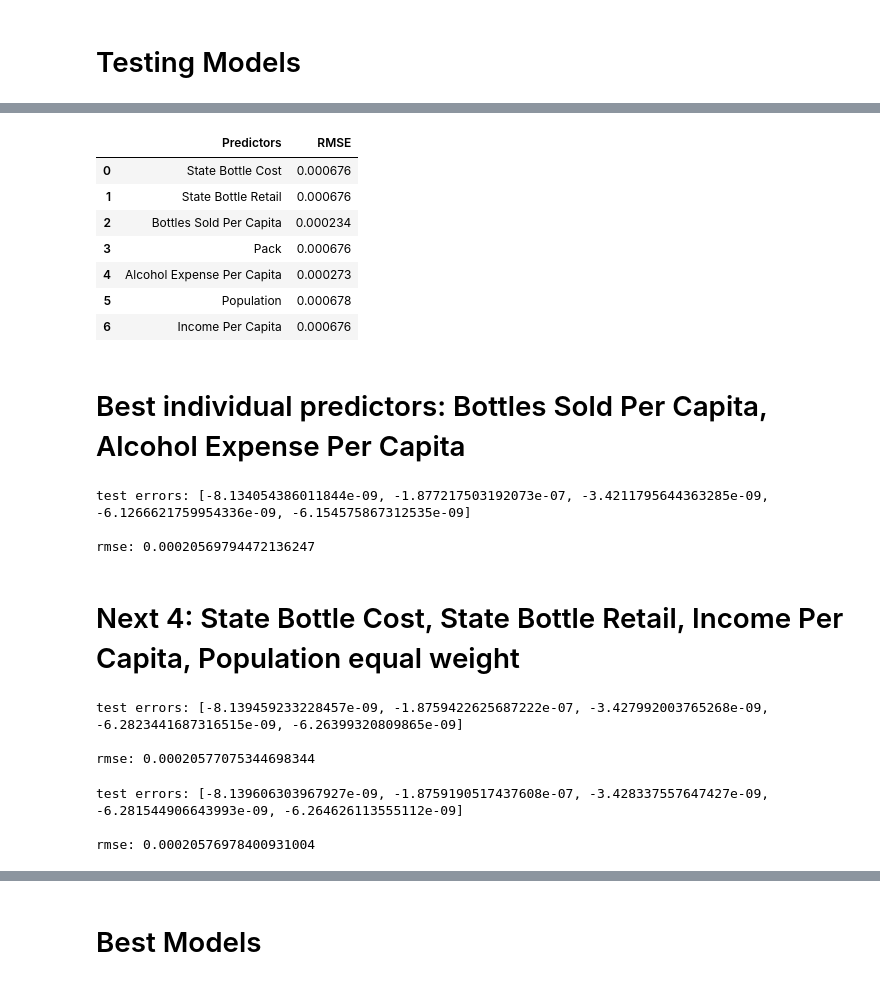
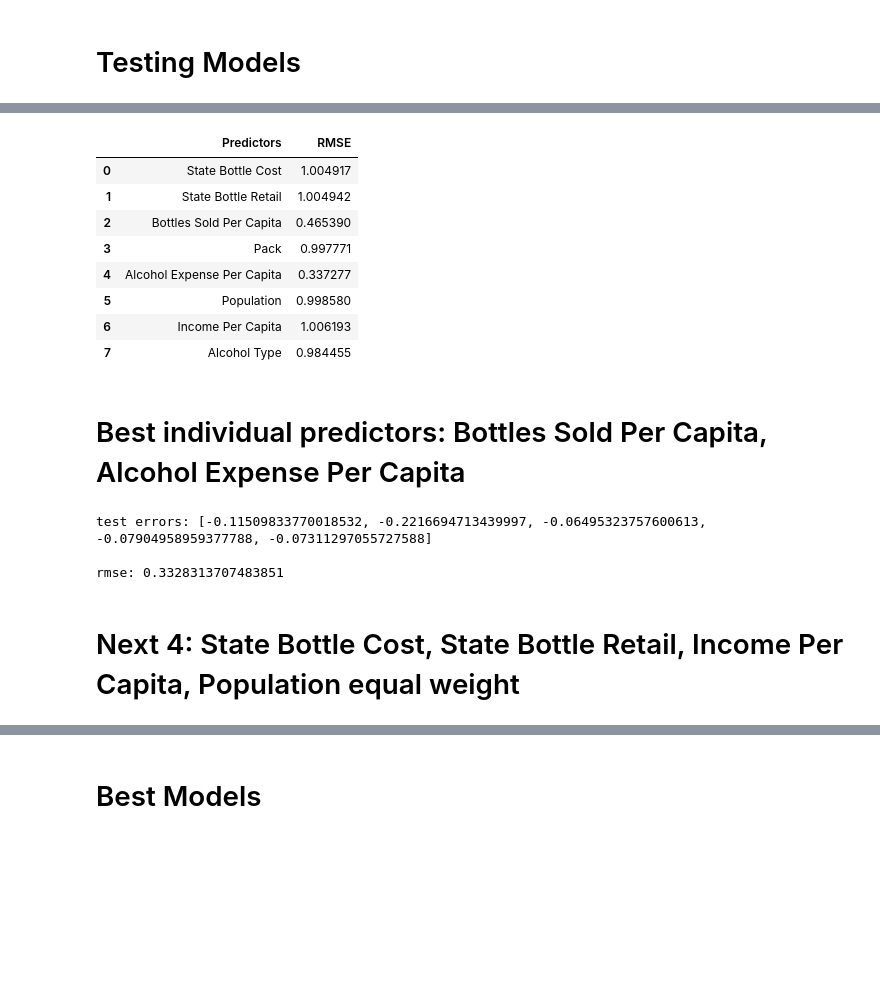
Before and after one commit to juliandavis7/401_Project1, a Jupyter notebook: compare_models.ipynb, the cells around one changed output, grey strips where cells are left out. Cells and saved outputs as stored; diff of their text form; code cells hidden in the pictures; blank space fills up the shorter version.

```diff
--- a/compare_models.ipynb
+++ b/compare_models.ipynb
@@ -228,6 +231,7 @@ rmse: 0.0006763591586551959
 # %%
 # 1 predictor: Alcohol Expense Per Capita
 df_test = df[["Alcohol Expense Per Capita","Volume Sold (Gallons) Per Capita"]]
+df_test = standardize(df_test)
 response = "Volume Sold (Gallons) Per Capita"
 folds = k_fold(5,df_test)
 out = cv(folds, response)
@@ -242,6 +246,7 @@ rmse: 0.0002730327697758121
 # %%
 # 1 predictor: Population
 df_test = df[["Population","Volume Sold (Gallons) Per Capita"]]
+df_test = standardize(df_test)
 response = "Volume Sold (Gallons) Per Capita"
 folds = k_fold(5,df_test)
 out = cv(folds, response)
@@ -256,6 +261,7 @@ rmse: 0.0006783872550118622
 # %%
 # 1 predictor: Income Per Capita
 df_test = df[["Income Per Capita","Volume Sold (Gallons) Per Capita"]]
+df_test = standardize(df_test)
 response = "Volume Sold (Gallons) Per Capita"
 folds = k_fold(5,df_test)
 out = cv(folds, response)
@@ -269,0 +276,13 @@ rmse: 0.0006760025019670497
+# %%
+# 1 predictor: Alcohol Type
+df_test = df[["Consolidated_Brandy","Consolidated_Gin","Consolidated_Rum",
+              "Consolidated_Schnapps","Consolidated_Tequila","Consolidated_Vodka","Consolidated_Whiskey"
+              ,"Volume Sold (Gallons) Per Capita"]]
+df_test = standardize(df_test)
+response = "Volume Sold (Gallons) Per Capita"
+folds = k_fold(5,df_test)
+out = cv(folds, response)
+print("test errors:", out[0])
+print("     ")
+print("rmse:", out[1])
+ALC = out[1]
@@ -281,24 +303,26 @@ df.head()
 # %%
 data = {"Predictors": ["State Bottle Cost", "State Bottle Retail","Bottles Sold Per Capita",
-                       "Pack", "Alcohol Expense Per Capita","Population","Income Per Capita"],
-       "RMSE": [SBC, SBR, BSPC,PCK,AEPC,PPLN,IPC],}
+                       "Pack", "Alcohol Expense Per Capita","Population","Income Per Capita","Alcohol Type"],
+       "RMSE": [SBC, SBR, BSPC,PCK,AEPC,PPLN,IPC,ALC],}
 one_predictor = pd.DataFrame(data, columns = ["Predictors", "RMSE"])
 one_predictor
 # %% [output]
 |  | Predictors | RMSE |
-| 0 | State Bottle Cost | 0.000676 |
-| 1 | State Bottle Retail | 0.000676 |
-| 2 | Bottles Sold Per Capita | 0.000234 |
-| 3 | Pack | 0.000676 |
-| 4 | Alcohol Expense Per Capita | 0.000273 |
-| 5 | Population | 0.000678 |
-| 6 | Income Per Capita | 0.000676 |
+| 0 | State Bottle Cost | 1.004917 |
+| 1 | State Bottle Retail | 1.004942 |
+| 2 | Bottles Sold Per Capita | 0.465390 |
+| 3 | Pack | 0.997771 |
+| 4 | Alcohol Expense Per Capita | 0.337277 |
+| 5 | Population | 0.998580 |
+| 6 | Income Per Capita | 1.006193 |
+| 7 | Alcohol Type | 0.984455 |
 # %% [markdown]
 # Best individual predictors: Bottles Sold Per Capita, Alcohol Expense Per Capita
 # %%
 # 2 predictors: Bottles Sold Per Capita, Alcohol Expense Per Capita
 df_test = df[["Bottles Sold Per Capita","Alcohol Expense Per Capita",
               "Volume Sold (Gallons) Per Capita"]]
+df_test = standardize(df_test)
 response = "Volume Sold (Gallons) Per Capita"
 folds = k_fold(5,df_test)
 out = cv(folds, response)
@@ -307,37 +331,8 @@ print("     ")
 print("rmse:", out[1])
 two_pr = out[1]
 # %% [output]
-test errors: [-8.134054386011844e-09, -1.877217503192073e-07, -3.4211795644363285e-09, -6.1266621759954336e-09, -6.154575867312535e-09]
+test errors: [-0.11509833770018532, -0.2216694713439997, -0.06495323757600613, -0.07904958959377788, -0.07311297055727588]
 
-rmse: 0.00020569794472136247
+rmse: 0.3328313707483851
 # %% [markdown]
 # Next 4: State Bottle Cost, State Bottle Retail, Income Per Capita, Population equal weight
-# %%
-# 3 predictors: Bottles Sold Per Capita, Alcohol Expense Per Capita, "State Bottle Cost"
-df_test = df[["Bottles Sold Per Capita","Alcohol Expense Per Capita","State Bottle Cost",
-              "Volume Sold (Gallons) Per Capita"]]
-response = "Volume Sold (Gallons) Per Capita"
-folds = k_fold(5,df_test)
-out = cv(folds, response)
-print("test errors:", out[0])
-print("     ")
-print("rmse:", out[1])
-three_pr1 = out[1]
-# %% [output]
-test errors: [-8.139459233228457e-09, -1.8759422625687222e-07, -3.427992003765268e-09, -6.2823441687316515e-09, -6.26399320809865e-09]
-
-rmse: 0.00020577075344698344
-# %%
-# 3 predictors: Bottles Sold Per Capita, Alcohol Expense Per Capita, "State Bottle Retail"
-df_test = df[["Bottles Sold Per Capita","Alcohol Expense Per Capita","State Bottle Retail",
-              "Volume Sold (Gallons) Per Capita"]]
-response = "Volume Sold (Gallons) Per Capita"
-folds = k_fold(5,df_test)
-out = cv(folds, response)
-print("test errors:", out[0])
-print("     ")
-print("rmse:", out[1])
-# %% [output]
-test errors: [-8.139606303967927e-09, -1.8759190517437608e-07, -3.428337557647427e-09, -6.281544906643993e-09, -6.264626113555112e-09]
-
-rmse: 0.00020576978400931004
```
Also changed, not shown: parts of 52 cells of this notebook.
